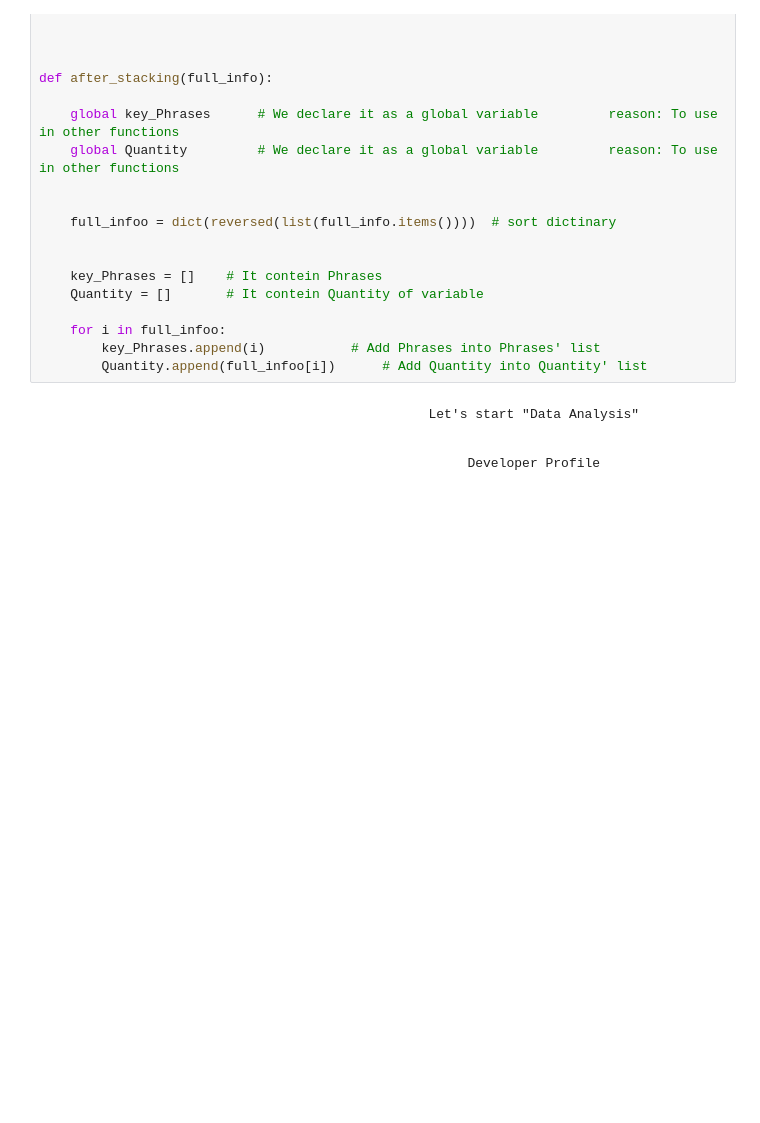
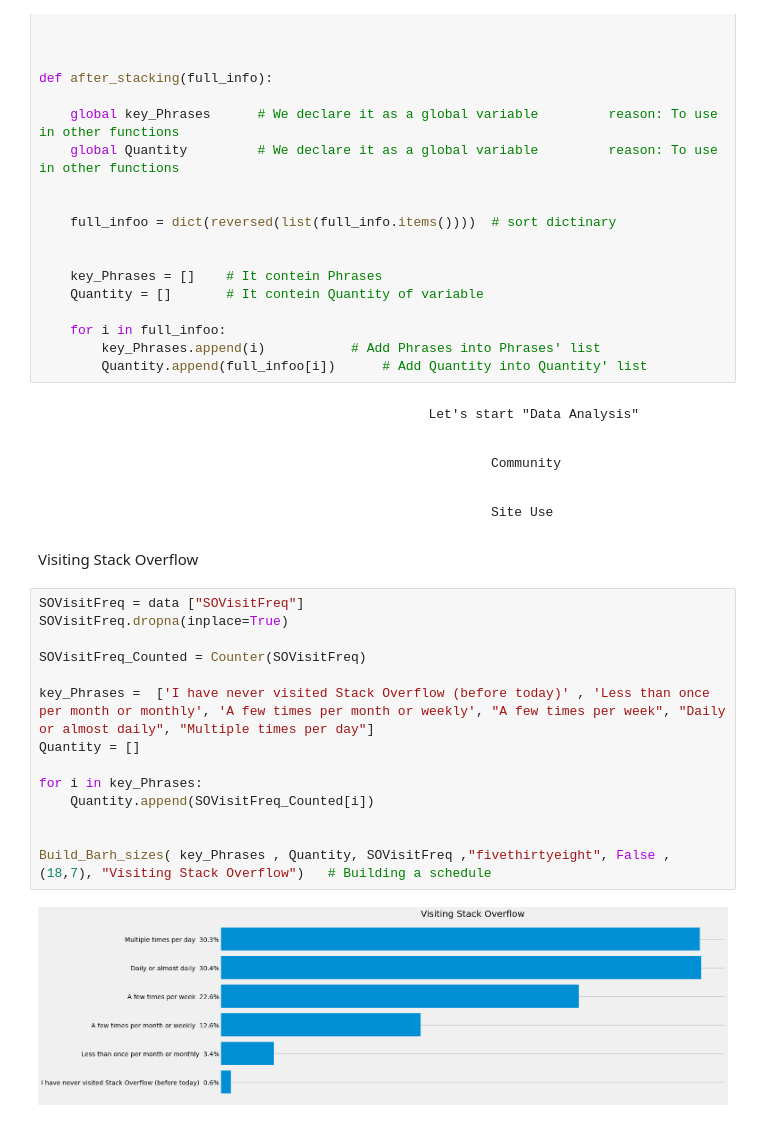
Before and after one commit to anri-Tvalabeishvili/Stackoverflow-Survey-Analysis, a Jupyter notebook: Community_Analyzed_Data.ipynb, the cells around one changed output. Cells and saved outputs as stored; diff of their text form; blank space fills up the shorter version.

```diff
--- a/Community_Analyzed_Data.ipynb
+++ b/Community_Analyzed_Data.ipynb
@@ -436,5 +436,25 @@ def after_stacking(full_info):
         Quantity.append(full_infoo[i])      # Add Quantity into Quantity' list
 # %% [markdown]
                                                     Let's start "Data Analysis"
-# %% [markdown]
-                                                         Developer Profile
+# %% [markdown]
+                                                            Community
+# %% [markdown]
+                                                            Site Use
+# %% [markdown]
+Visiting Stack Overflow
+# %%
+SOVisitFreq = data ["SOVisitFreq"]
+SOVisitFreq.dropna(inplace=True)
+
+SOVisitFreq_Counted = Counter(SOVisitFreq)
+
+key_Phrases =  ['I have never visited Stack Overflow (before today)' , 'Less than once per month or monthly', 'A few times per month or weekly', "A few times per week", "Daily or almost daily", "Multiple times per day"]
+Quantity = []
+
+for i in key_Phrases:
+    Quantity.append(SOVisitFreq_Counted[i])
+
+
+Build_Barh_sizes( key_Phrases , Quantity, SOVisitFreq ,"fivethirtyeight", False , (18,7), "Visiting Stack Overflow")   # Building a schedule
+# %% [output]
+[figure, added]
```
Also changed, not shown: parts of 23 cells of this notebook.
